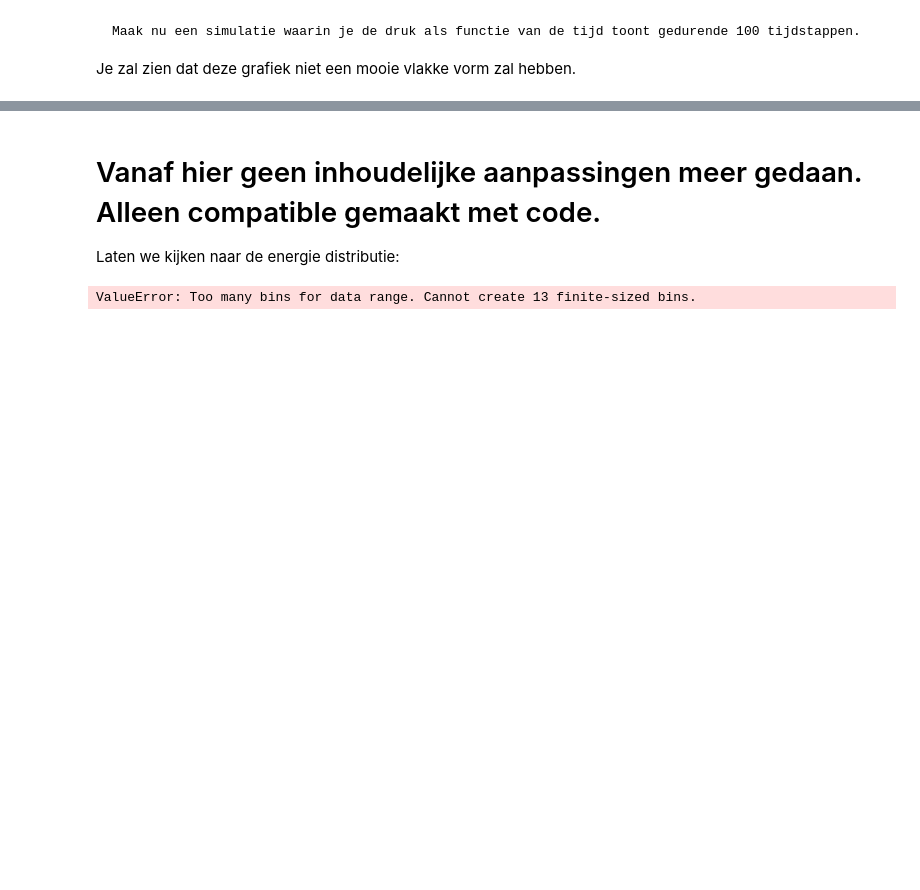
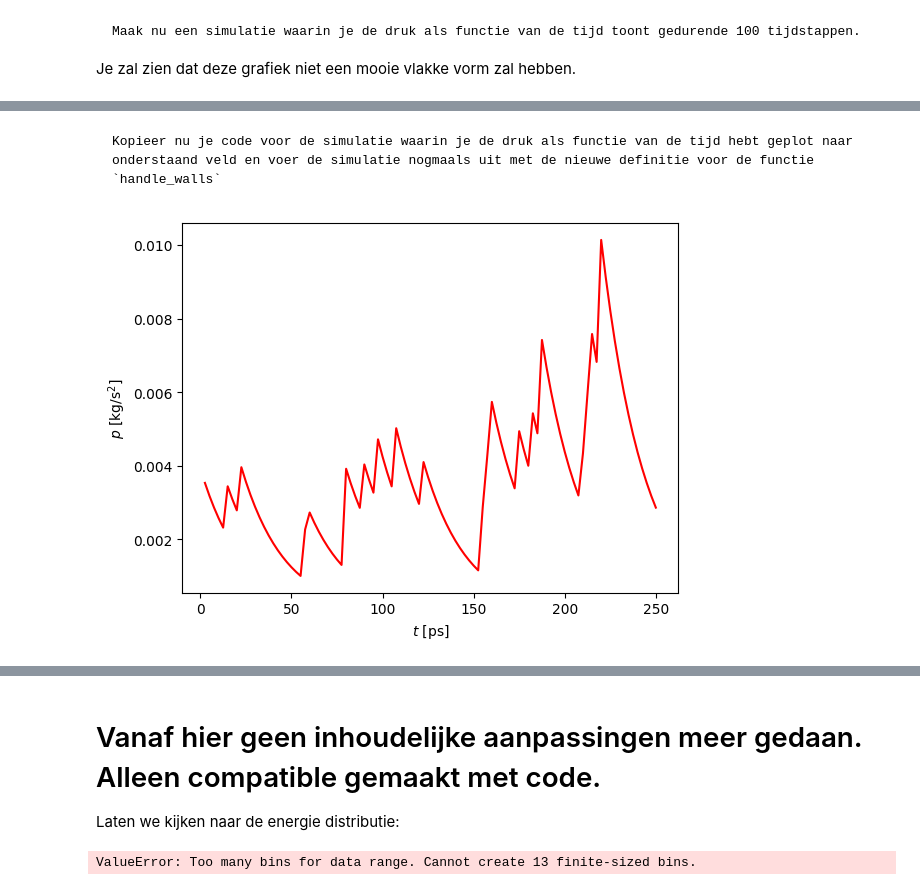
Before and after one commit to Contemporary-Physicslab/PySim, a Jupyter notebook: book/Q2/druktemp.ipynb, the cells around one changed output, grey strips where cells are left out. Saved outputs shown, nothing was run; the diff lists cells and outputs as text; code cells hidden in the pictures; blank space fills up the shorter version.

Commit message:
neem gemiddelde bij druk

````diff
--- a/book/Q2/druktemp.ipynb
+++ b/book/Q2/druktemp.ipynb
@@ -273,0 +294,4 @@ plt.show()
+# %% [markdown]
+```{exercise}
+Kopieer nu je code voor de simulatie waarin je de druk als functie van de tijd hebt geplot naar onderstaand veld en voer de simulatie nogmaals uit met de nieuwe definitie voor de functie `handle_walls`
+```
@@ -273,0 +300,25 @@ plt.show()
+# %%
+# OPLOSSING
+
+particles = []
+pressures = np.zeros(100, dtype=float)
+times = np.linspace(1, 100, 100)
+
+create_particles(particles)
+for i in range(100):
+    take_time_step(particles)
+    pressures[i] = pressure
+
+plt.figure()
+plt.xlabel('$t$ [ps]')
+plt.ylabel('$p$ [kg/s$^2$]')
+
+times *= 2.5
+# p = F/A = N/m = kg m s^-2 / m = kg /s^-2
+pressures *= 30 * 1.7E-27 / 2.5e-12**2
+
+plt.plot(times, pressures, '-r')
+
+plt.show()
+# %% [output]
+[figure, added]
````
Also changed, not shown: parts of 9 cells of this notebook.
